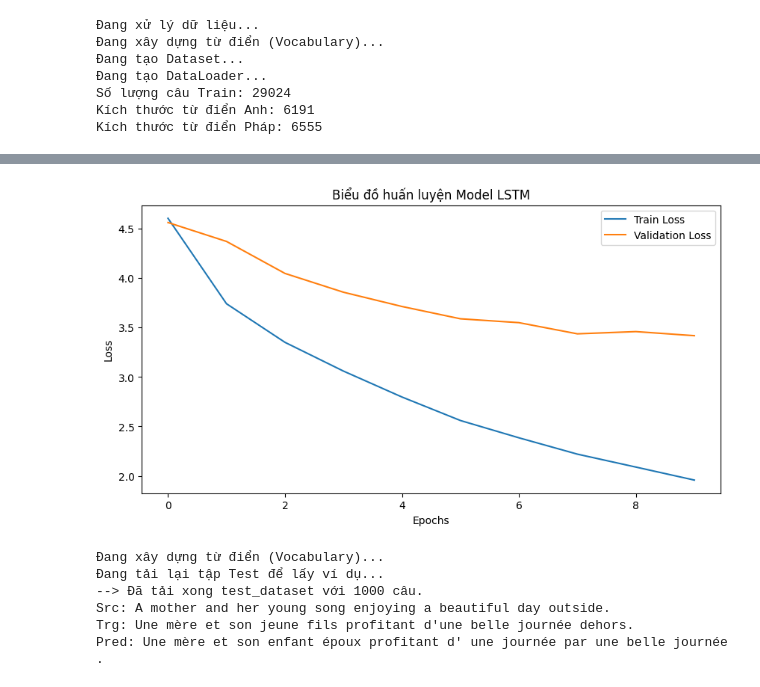
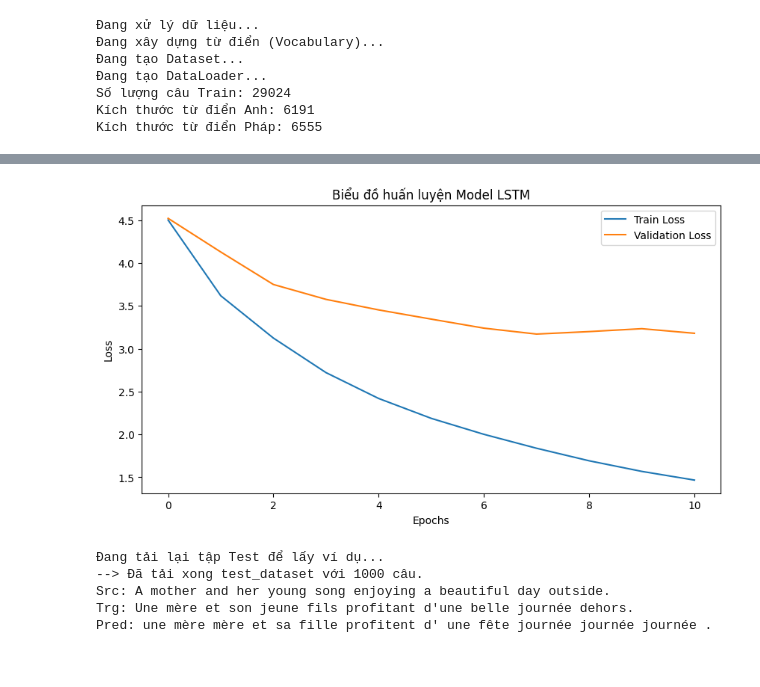
Before and after one commit to NgThanhNhanf/NLP, a Jupyter notebook: main.ipynb, the cells around one changed output, grey strips where cells are left out. Drawn from its saved outputs; the diff is of its cells as text; code cells hidden in the pictures.

```diff
--- a/main.ipynb
+++ b/main.ipynb
@@ -130,7 +126,7 @@ TRG_FILE = 'data/raw/train.fr' # Hoặc tương tự cho Val/Test
 
 # 3. Tạo Iterators (DataLoaders)
 BATCH_SIZE = 32 # Đề bài gợi ý 32-128
-src_vocab, trg_vocab, train_iterator, valid_iterator, test_iterator = get_data_loaders(batch_size=BATCH_SIZE)
+src_vocab, trg_vocab, train_iterator, valid_iterator, test_iterator, src_tokenizer, trg_tokenizer = get_data_loaders(batch_size=BATCH_SIZE)
 
 print(f"Số lượng câu Train: {len(train_iterator) * BATCH_SIZE}")
 print(f"Kích thước từ điển Anh: {len(src_vocab)}")
@@ -145,8 +141,8 @@ Kích thước từ điển Anh: 6191
 Kích thước từ điển Pháp: 6555
 # %%
 # --- HYPERPARAMETERS ---
-INPUT_DIM = 10004
-OUTPUT_DIM = 10004
+INPUT_DIM = len(src_vocab)
+OUTPUT_DIM = len(trg_vocab)
 ENC_EMB_DIM = 256
 DEC_EMB_DIM = 256
 HID_DIM = 512
@@ -243,9 +239,18 @@ def train(model, train_loader, val_loader, criterion, optimizer,
         epoch_val_loss = 0
         batch_count_val = 0
 
+        # Lấy một batch từ DataLoader
+        batch = next(iter(val_loader))
+
+        print(f"Số phần tử trong batch: {len(batch)}")
+        print(f"Kiểu dữ liệu batch: {type(batch)}")
+
+        # Kiểm tra từng phần tử
+        for i, item in enumerate(batch):
+            print(f"  Phần tử {i}: type={type(item)}, shape={item.shape if hasattr(item, 'shape') else len(item)}")
+
         with torch.no_grad():
-
-            for source, target, source_lengths, _ in val_loader:
+            for source, target, source_lengths in val_loader:
                 source, target = source.to(device), target.to(device)
 
                 # Evaluation: teacher forcing = 0
@@ -297,7 +302,7 @@ def train(model, train_loader, val_loader, criterion, optimizer,
 
     return train_losses, val_losses
 # %%
-N_EPOCHS = 10 # Train 10 vòng
+N_EPOCHS = 15 # Train 10 vòng
 CLIP = 1
 
 train_losses, val_losses = train(model, train_iterator, valid_iterator,
@@ -327,22 +331,22 @@ KeyboardInterrupt:
 # %%
 # Vẽ biểu đồ Loss
 plt.figure(figsize=(10, 5))
 plt.plot(train_losses, label='Train Loss')
-plt.plot(valid_losses, label='Validation Loss')
+plt.plot(val_losses, label='Validation Loss')
 plt.xlabel('Epochs')
 plt.ylabel('Loss')
 plt.legend()
 plt.title('Biểu đồ huấn luyện Model LSTM')
 plt.savefig('loss_chart.png') # Lưu ảnh
 plt.show()
 # %% [output]
-[figure, old version]
+[figure, new version]
 # %%
 # --- ĐOẠN CODE VÁ LỖI ---
 from src.dataset import TranslationDataset, build_vocab_and_tokenizers
 
 # 1. Lấy lại bộ từ điển và tokenizer
-src_vocab, trg_vocab, src_tokenizer, trg_tokenizer = build_vocab_and_tokenizers()
+# src_vocab, trg_vocab = build_vocab_and_tokenizers()
 
 # 2. Khởi tạo lại biến test_dataset thủ công
 print("Đang tải lại tập Test để lấy ví dụ...")
@@ -354,7 +358,10 @@ test_dataset = TranslationDataset(
 
 print(f"--> Đã tải xong test_dataset với {len(test_dataset)} câu.")
 # Load model tốt nhất
-model.load_state_dict(torch.load('best_model.pth'))
+# model.load_state_dict(torch.load('best_model.pth'))
+checkpoint = torch.load('best_model.pth', map_location=device)
+model.load_state_dict(checkpoint['model_state_dict'])
+model = model.to(device)
 
 # Hàm dịch (Cần chỉnh sửa tùy vào cách bạn tokenize)
 def translate_sentence(sentence, src_tokenizer, model, device, max_len=50):
@@ -366,25 +373,34 @@ def translate_sentence(sentence, src_tokenizer, model, device, max_len=50):
     else:
         tokens = sentence
 
-    # 2. Convert to Index
-    src_indexes = [src_vocab[token] for token in tokens]
-    # Thêm <sos> và <eos>
-    src_indexes = [src_vocab['<sos>']] + src_indexes + [src_vocab['<eos>']]
+    # 2. Convert to index
+    src_indexes = [src_vocab['<sos>']] + [src_vocab[t] for t in tokens] + [src_vocab['<eos>']]
 
-    src_tensor = torch.LongTensor(src_indexes).unsqueeze(1).to(device)
+    # 3. Tensor hóa
+    src_tensor = torch.LongTensor(src_indexes).unsqueeze(0).to(device)  # [1, seq_len]
+    src_len = torch.tensor([len(src_indexes)], dtype=torch.long).to(device)
 
-    # 3. Qua Encoder
+    # 4. Encode
     with torch.no_grad():
-        hidden, cell = model.encoder(src_tensor)
+        encoder_hidden, encoder_cell = model.encoder(src_tensor, src_len)
 
-    # 4. Qua Decoder từng bước
+    # decoder hidden/cell init
+    hidden = encoder_hidden
+    cell = encoder_cell
+
+    # 5. Bắt đầu decode
     trg_indexes = [trg_vocab['<sos>']]
 
-    for i in range(max_len):
-        trg_tensor = torch.LongTensor([trg_indexes[-1]]).to(device)
+    for _ in range(max_len):
+        trg_tensor = torch.LongTensor([trg_indexes[-1]]).unsqueeze(0).to(device)  # [1,1]
 
         with torch.no_grad():
-            output, hidden, cell = model.decoder(trg_tensor, hidden, cell)
+            output, hidden, cell = model.decoder(
+                trg_tensor,      # [1,1]
+                hidden,          # hidden state
+                cell,            # cell state
+                encoder_hidden   # context cố định từ encoder
+            )
 
         pred_token = output.argmax(1).item()
         trg_indexes.append(pred_token)
@@ -392,10 +408,10 @@ def translate_sentence(sentence, src_tokenizer, model, device, max_len=50):
         if pred_token == trg_vocab['<eos>']:
             break
 
-    # 5. Convert Index to String
     trg_tokens = [trg_vocab.lookup_token(i) for i in trg_indexes]
 
-    return trg_tokens[1:-1] # Bỏ <sos> và <eos>
+    return trg_tokens[1:-1]   # bỏ <sos> và <eos>
+
 
 # Thử dịch 1 câu trong tập test
 # --- SỬA LẠI ĐOẠN LẤY VÍ DỤ ---
@@ -417,11 +433,10 @@ translation = translate_sentence(src, src_tokenizer, model, device)
 
 print(f'Pred: {" ".join(translation)}')
 # %% [output]
-Đang xây dựng từ điển (Vocabulary)...
 Đang tải lại tập Test để lấy ví dụ...
 --> Đã tải xong test_dataset với 1000 câu.
 Src: A mother and her young song enjoying a beautiful day outside.
 Trg: Une mère et son jeune fils profitant d'une belle journée dehors.
-Pred: Une mère et son enfant époux profitant d' une journée par une belle journée .
+Pred: une mère mère et sa fille profitent d' une fête journée journée journée .
 # %%
 from torchtext.data.metrics import bleu_score
```
Also changed, not shown: parts of 11 cells of this notebook.
